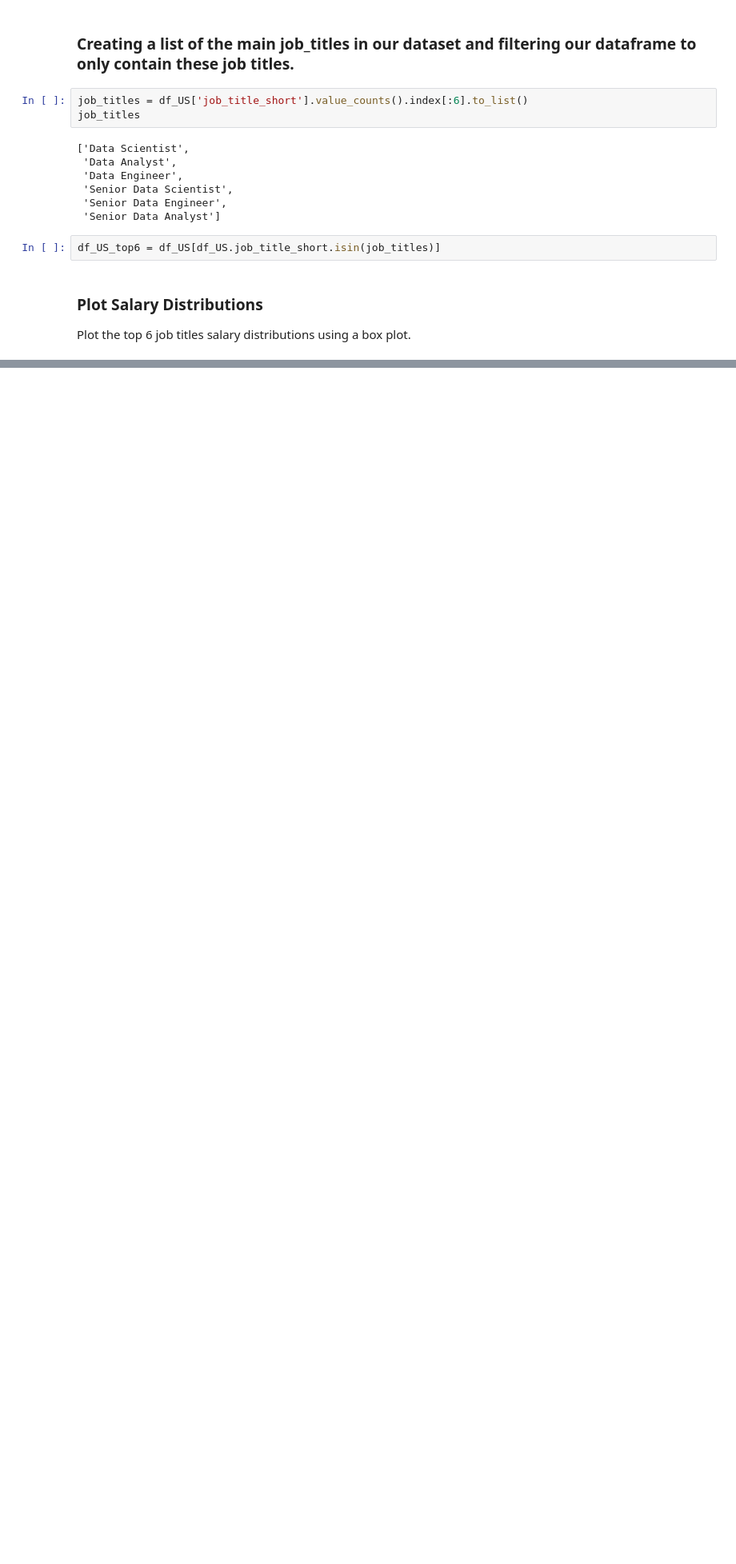
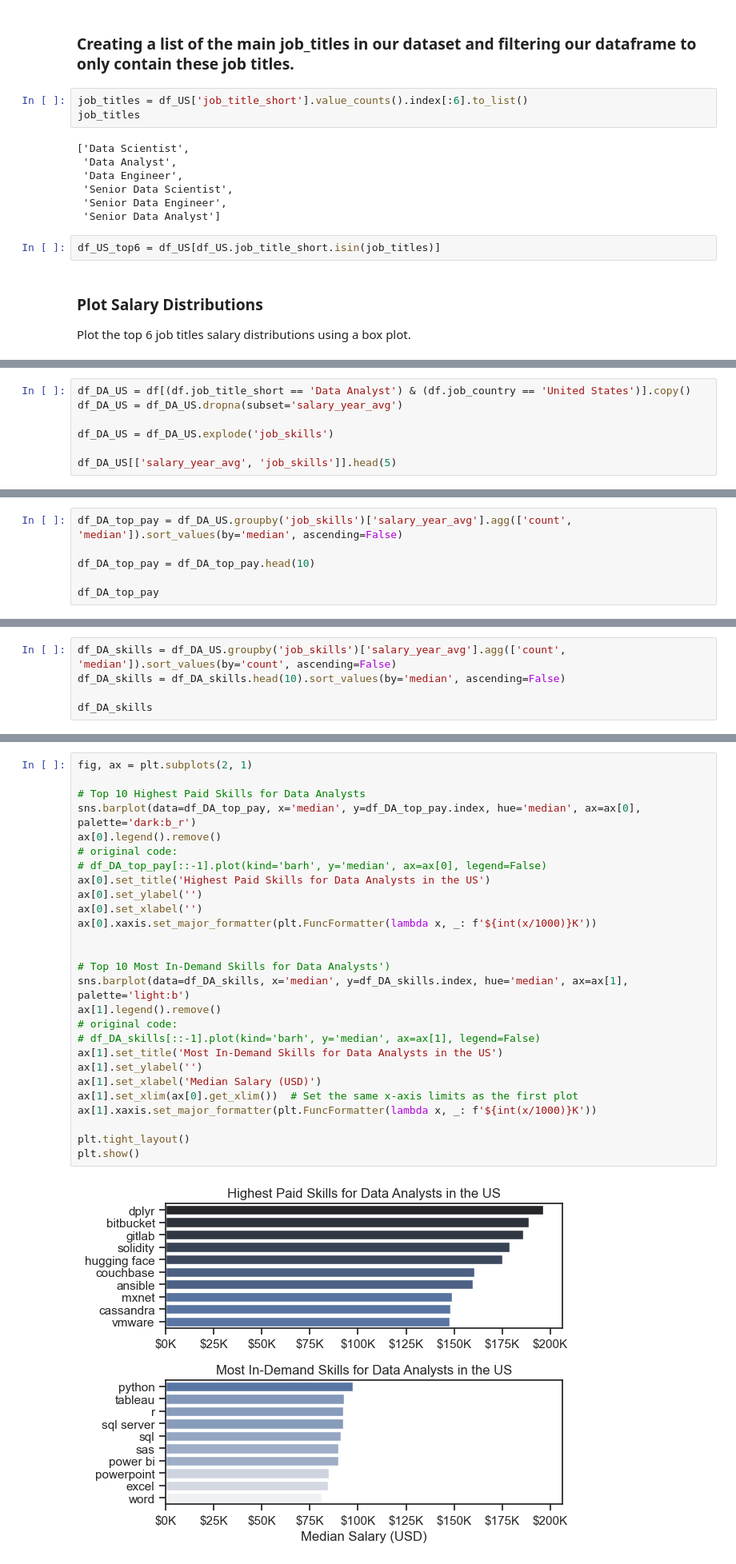
Before and after one commit to S8naK/Data-Jobs-analysis, a Jupyter notebook: 4_Salary_Analysis.ipynb, the cells around one changed output, grey strips where cells are left out. Shown: that part at 80% size. Drawn from its saved outputs; the diff is of its cells as text; blank space fills up the shorter version.

```diff
--- a/4_Salary_Analysis.ipynb
+++ b/4_Salary_Analysis.ipynb
@@ -53,0 +56,7 @@ plt.show()
+# %%
+df_DA_US = df[(df.job_title_short == 'Data Analyst') & (df.job_country == 'United States')].copy()
+df_DA_US = df_DA_US.dropna(subset='salary_year_avg')
+
+df_DA_US = df_DA_US.explode('job_skills')
+
+df_DA_US[['salary_year_avg', 'job_skills']].head(5)
@@ -53,0 +72,6 @@ plt.show()
+# %%
+df_DA_top_pay = df_DA_US.groupby('job_skills')['salary_year_avg'].agg(['count', 'median']).sort_values(by='median', ascending=False)
+
+df_DA_top_pay = df_DA_top_pay.head(10)
+
+df_DA_top_pay
@@ -53,0 +91,5 @@ plt.show()
+# %%
+df_DA_skills = df_DA_US.groupby('job_skills')['salary_year_avg'].agg(['count', 'median']).sort_values(by='count', ascending=False)
+df_DA_skills = df_DA_skills.head(10).sort_values(by='median', ascending=False)
+
+df_DA_skills
@@ -53,0 +109,29 @@ plt.show()
+# %%
+fig, ax = plt.subplots(2, 1)
+
+# Top 10 Highest Paid Skills for Data Analysts
+sns.barplot(data=df_DA_top_pay, x='median', y=df_DA_top_pay.index, hue='median', ax=ax[0], palette='dark:b_r')
+ax[0].legend().remove()
+# original code:
+# df_DA_top_pay[::-1].plot(kind='barh', y='median', ax=ax[0], legend=False)
+ax[0].set_title('Highest Paid Skills for Data Analysts in the US')
+ax[0].set_ylabel('')
+ax[0].set_xlabel('')
+ax[0].xaxis.set_major_formatter(plt.FuncFormatter(lambda x, _: f'${int(x/1000)}K'))
+
+
+# Top 10 Most In-Demand Skills for Data Analysts')
+sns.barplot(data=df_DA_skills, x='median', y=df_DA_skills.index, hue='median', ax=ax[1], palette='light:b')
+ax[1].legend().remove()
+# original code:
+# df_DA_skills[::-1].plot(kind='barh', y='median', ax=ax[1], legend=False)
+ax[1].set_title('Most In-Demand Skills for Data Analysts in the US')
+ax[1].set_ylabel('')
+ax[1].set_xlabel('Median Salary (USD)')
+ax[1].set_xlim(ax[0].get_xlim())  # Set the same x-axis limits as the first plot
+ax[1].xaxis.set_major_formatter(plt.FuncFormatter(lambda x, _: f'${int(x/1000)}K'))
+
+plt.tight_layout()
+plt.show()
+# %% [output]
+[figure, added]
```
Also changed, not shown: parts of 5 cells of this notebook, 1 other file.
